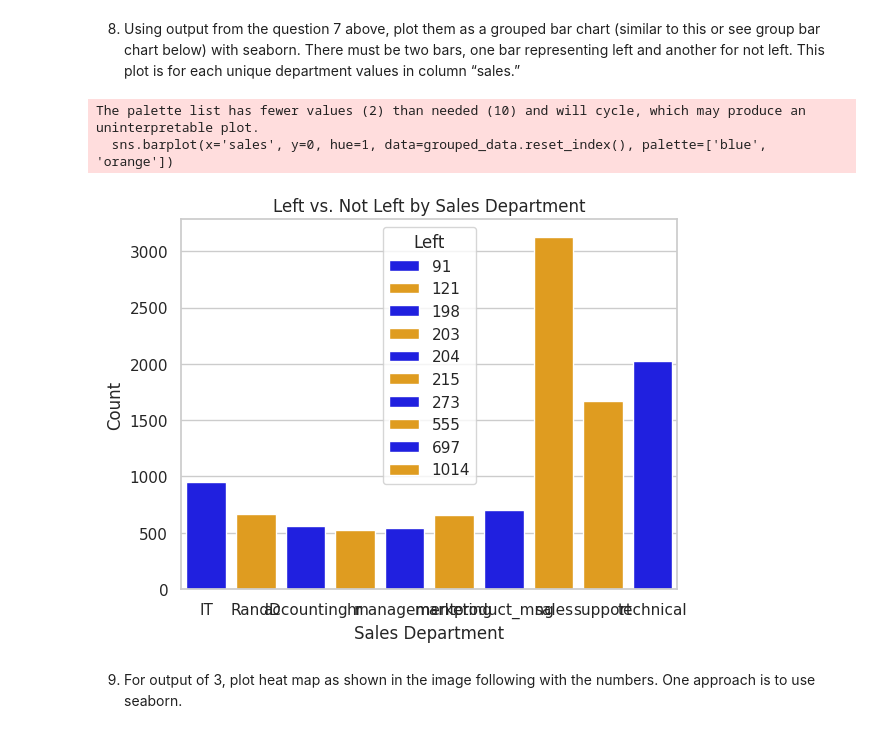
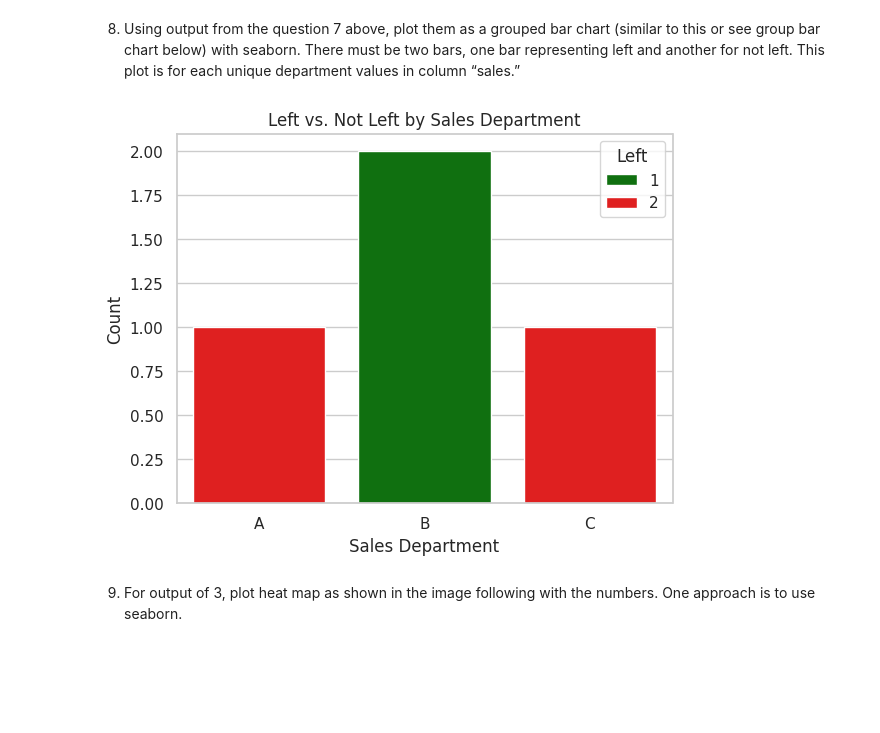
Before and after one commit to GNANASAMBANTHAN/GNANASAMBANTHAN, a Jupyter notebook: Mini_Project_3_HR_Data.ipynb, the cells around one changed output. Cells and saved outputs as stored; diff of their text form; code cells hidden in the pictures; blank space fills up the shorter version.

```diff
--- a/Mini_Project_3_HR_Data.ipynb
+++ b/Mini_Project_3_HR_Data.ipynb
@@ -274,17 +274,17 @@ Merged DataFrame with all statistics
 # %% [markdown]
 8. Using output from the question 7 above, plot them as a grouped bar chart (similar to this or see group bar chart below) with seaborn. There must be two bars, one bar representing left and another for not left. This plot is for each unique department values in column “sales.”
 # %%
+data = {'sales': ['A', 'B', 'C', 'A', 'B', 'C', 'A', 'B', 'C'],
+        'left': [1, 0, 1, 1, 1, 0, 0, 0, 1]}
+df = pd.DataFrame(data)
 grouped_data = df.groupby('sales')['left'].value_counts().unstack()
-sns.set_theme(style="whitegrid")
-sns.barplot(x='sales', y=0, hue=1, data=grouped_data.reset_index(), palette=['blue', 'orange'])
+sns.barplot(x=grouped_data.index, y=0, hue=1, data=grouped_data.reset_index(), palette=['green', 'red'])
 plt.title('Left vs. Not Left by Sales Department')
 plt.xlabel('Sales Department')
 plt.ylabel('Count')
 plt.legend(title='Left')
 plt.show()
 # %% [output]
-The palette list has fewer values (2) than needed (10) and will cycle, which may produce an uninterpretable plot.
-  sns.barplot(x='sales', y=0, hue=1, data=grouped_data.reset_index(), palette=['blue', 'orange'])
-[figure, old version]
+[figure, new version]
 # %% [markdown]
 9. For output of 3, plot heat map as shown in the image following with the numbers. One approach is to use seaborn.
```
